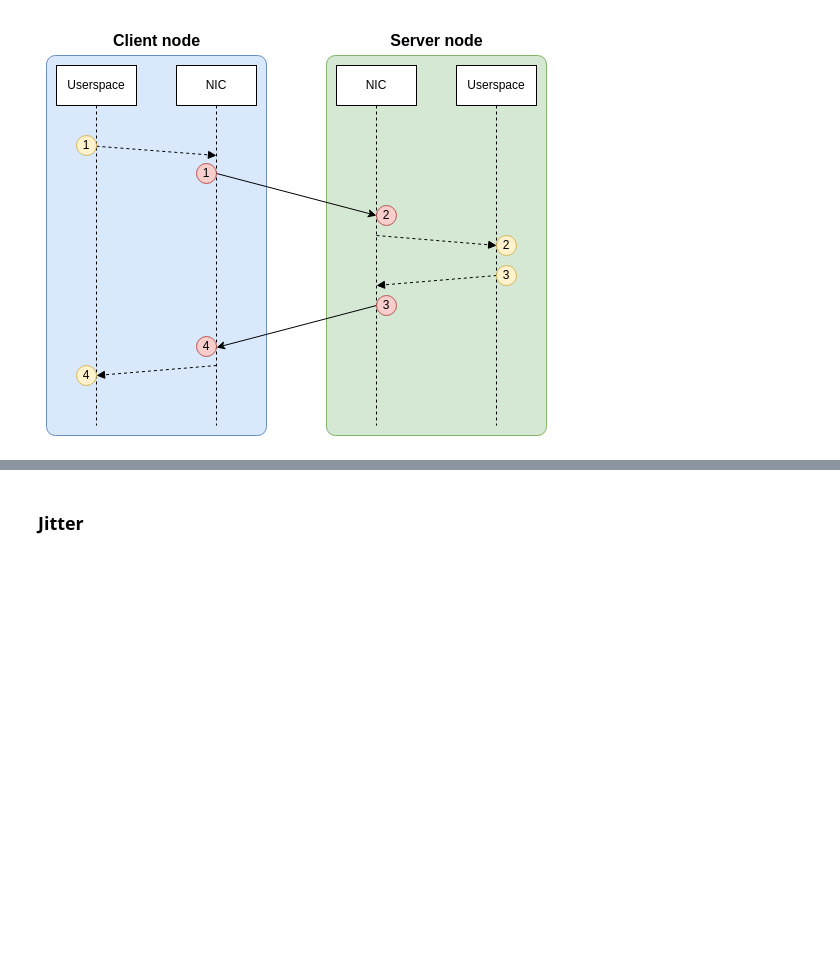
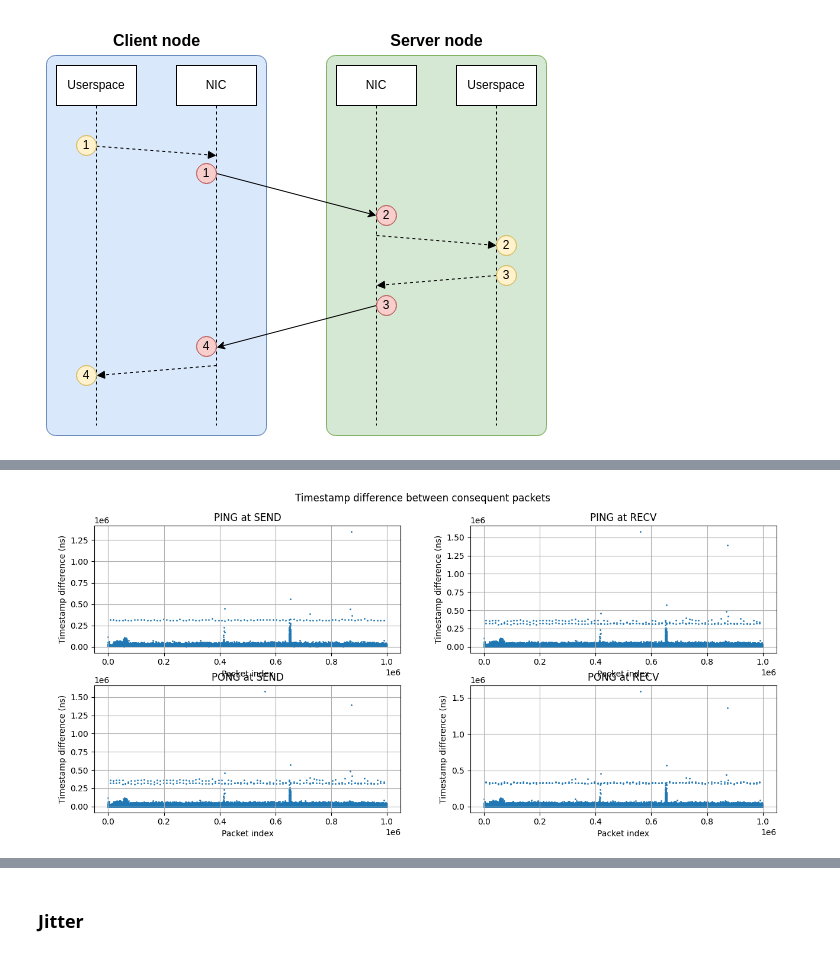
Before and after one commit to swystems/det-bypass, a Jupyter notebook: analysis/comparison/notebook.ipynb, the cells around one changed output, grey strips where cells are left out. Drawn from its saved outputs; the diff is of its cells as text; code cells hidden in the pictures; blank space fills up the shorter version.

```diff
--- a/analysis/comparison/notebook.ipynb
+++ b/analysis/comparison/notebook.ipynb
@@ -252,0 +149,4 @@ plot_latencies((xdpp_lat, "XDP Poll"), (xsk_lat, "AF_XDP"), (ud_lat, "RDMA UD"),
+# %%
+lib.plot_diffs(xsk_diffs,1_000_000)
+# %% [output]
+[figure, new version]
```
Also changed, not shown: parts of 31 cells of this notebook, 2 other files.
